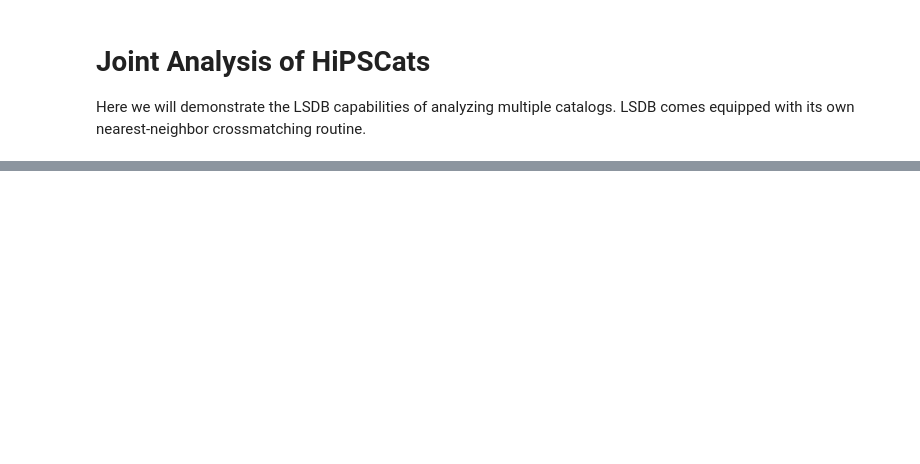
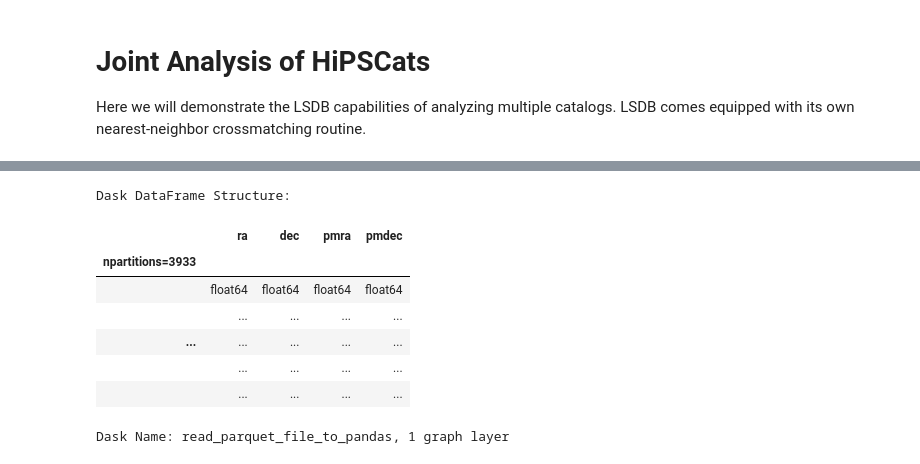
Before and after one commit to swyatt7/ADASS_LSDB_tutorial, a Jupyter notebook: nb/section3.ipynb, the cells around one changed output, grey strips where cells are left out. Drawn from its saved outputs; the diff is of its cells as text; code cells hidden in the pictures; blank space fills up the shorter version.

```diff
--- a/nb/section3.ipynb
+++ b/nb/section3.ipynb
@@ -24,0 +49,12 @@ ztf = lsdb_registry.load_hipscat("ztf_dr14")
+# %%
+gaia
+# %% [output]
+Dask DataFrame Structure:
+|  | ra | dec | pmra | pmdec |
+| npartitions=3933 |  |  |  |  |
+|  | float64 | float64 | float64 | float64 |
+|  | ... | ... | ... | ... |
+| ... | ... | ... | ... | ... |
+|  | ... | ... | ... | ... |
+|  | ... | ... | ... | ... |
+Dask Name: read_parquet_file_to_pandas, 1 graph layer
```
Also changed, not shown: parts of 15 cells of this notebook, 6 other files.
